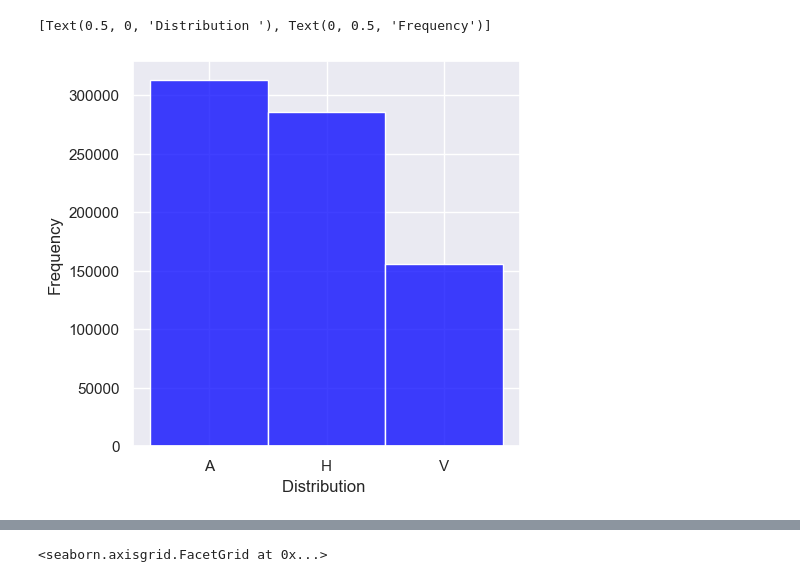
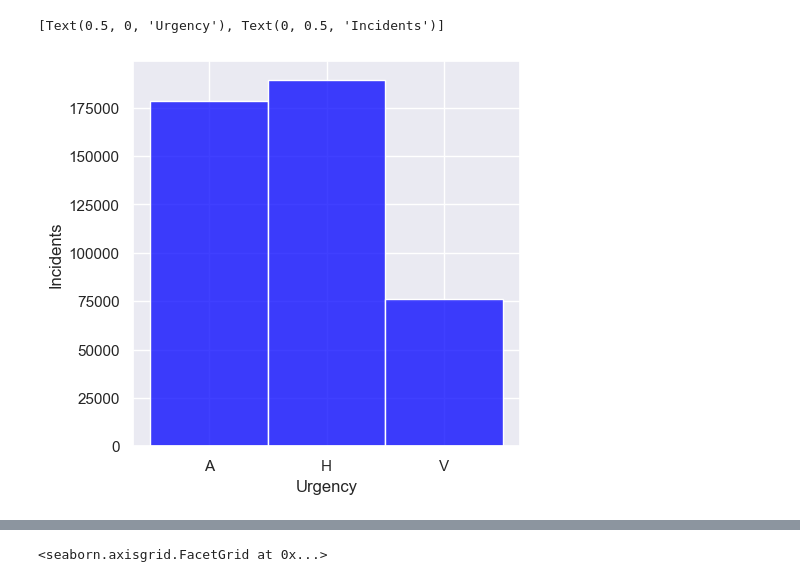
Before and after one commit to erikmoh/ambulance-optimization, a Jupyter notebook: scripts/prob_dist.ipynb, the cells around one changed output, grey strips where cells are left out. Saved outputs shown, nothing was run; the diff lists cells and outputs as text; code cells hidden in the pictures.

```diff
--- a/scripts/prob_dist.ipynb
+++ b/scripts/prob_dist.ipynb
@@ -51,5 +163,5 @@ ax.set(xlabel='Response time ', ylabel='Frequency')
 # %%
-df = pd.read_csv("proprietary_data/cleaned_data.csv", encoding='utf-8', escapechar='\\')
+df = pd.read_csv("proprietary_data/incidents_processed_2.csv", encoding='utf-8', escapechar='\\')
 
 df[df["hastegrad"] == 'V1'] = 'V'
 df[df["hastegrad"] == 'V2'] = 'V'
@@ -59,10 +171,10 @@ urgency = df["hastegrad"]
 urgency = urgency.sort_values()
 # %%
 ax = sns.histplot(urgency, kde=False, color='blue')
-ax.set(xlabel='Distribution ', ylabel='Frequency')
+ax.set(xlabel='Urgency', ylabel='Incidents')
 # %% [output]
-[Text(0.5, 0, 'Distribution '), Text(0, 0.5, 'Frequency')]
+[Text(0.5, 0, 'Urgency'), Text(0, 0.5, 'Incidents')]
-[figure, old version]
+[figure, new version]
 # %%
 urgency_preset = []
 for u in urgency:
```
Also changed, not shown: parts of 15 cells of this notebook, 11 other files.
